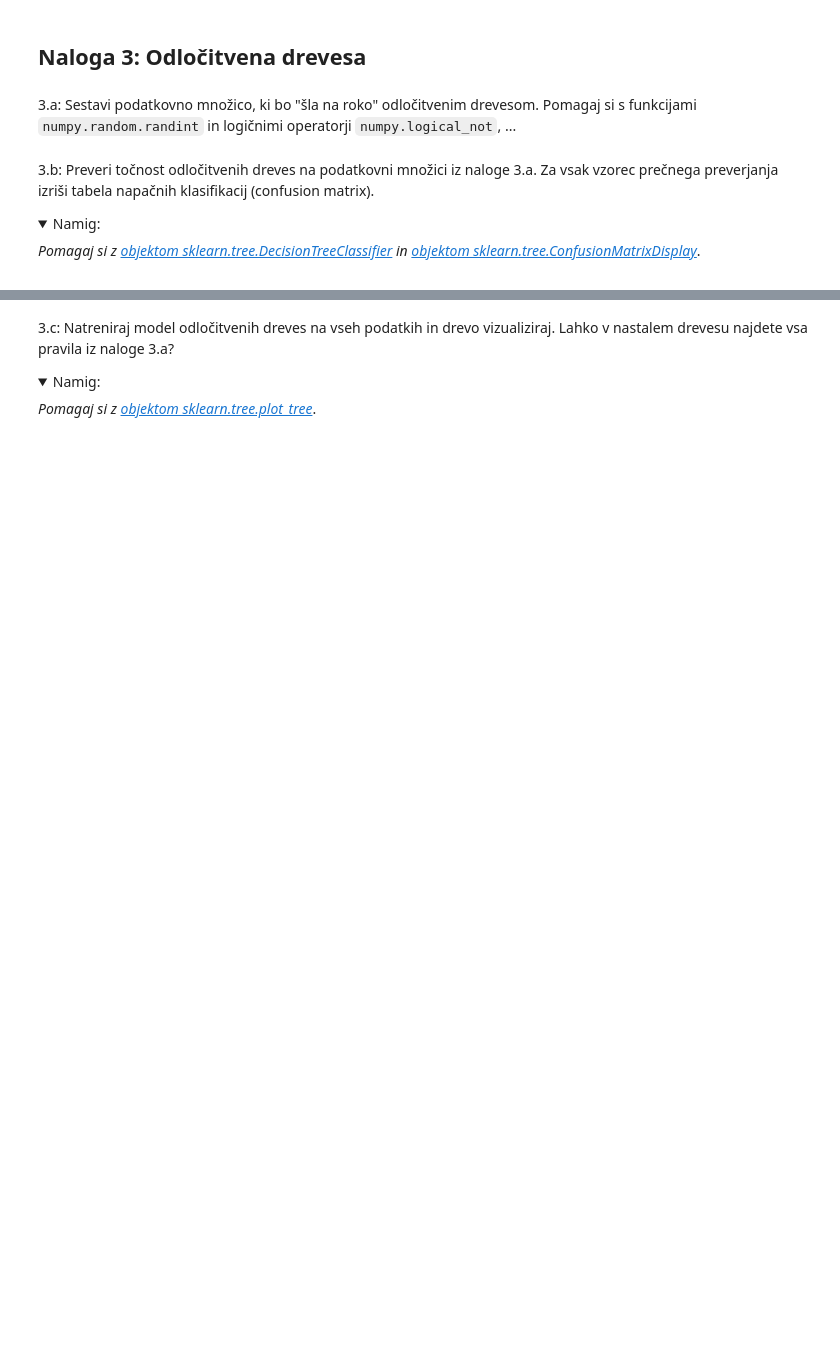
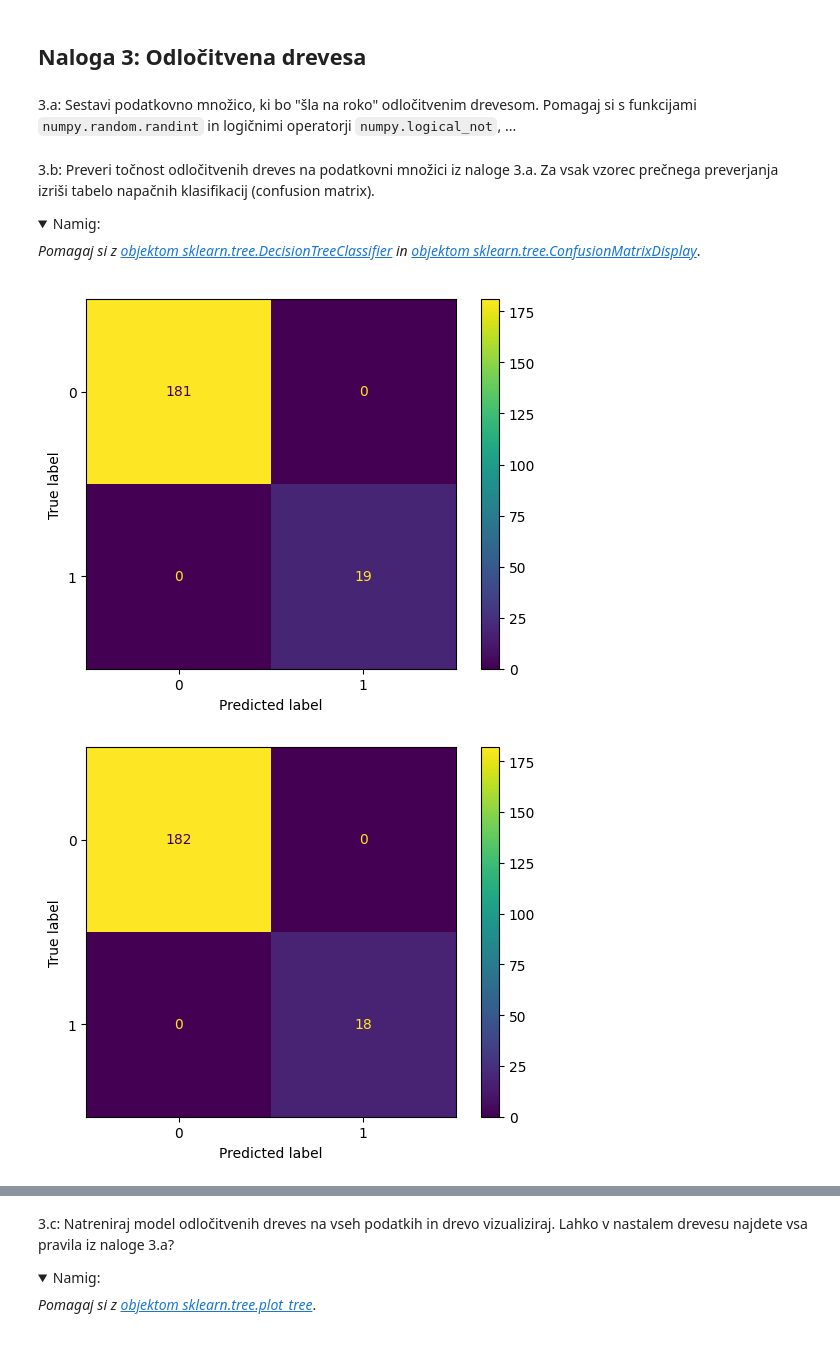
Before and after one commit to anejrozman/Machine-Learning-1, a Jupyter notebook: w4/vaje4.ipynb, the cells around one changed output, grey strips where cells are left out. Drawn from its saved outputs; the diff is of its cells as text; code cells hidden in the pictures; folded sections open; blank space fills up the shorter version.

```diff
--- a/w4/vaje4.ipynb
+++ b/w4/vaje4.ipynb
@@ -42,8 +125,18 @@ y =data[:, -1].astype(bool)
 ## Naloga 3: Odločitvena drevesa
 # %% [markdown]
 3.a: Sestavi podatkovno množico, ki bo "šla na roko" odločitvenim drevesom. Pomagaj si s funkcijami `numpy.random.randint` in logičnimi operatorji `numpy.logical_not`, ...
+# %%
+# Dataset that suits the decision tree model with numpy.random.randint and numpy.logical_not
+np.random.seed(42)
+X = np.zeros((1000, 5), dtype = int)
+X[:, 0] = np.random.randint(2, size=(1000, ))
+X[:, 1] = np.random.randint(3, size=(1000, ))
+X[:, 2] = np.random.randint(5, size=(1000, ))
+X[:, 3] = np.random.randint(3, size=(1000, ))
+X[:, 4] = np.random.randint(2, size=(1000, ))
+y = np.logical_not(np.logical_xor(X[:, 0], X[:, 1])) | np.logical_not(np.logical_xor(X[:, 2], X[:, 3])) | np.logical_not(X[:, 4]) == False
 # %% [markdown]
-3.b: Preveri točnost odločitvenih dreves na podatkovni množici iz naloge 3.a. Za vsak vzorec prečnega preverjanja izriši tabela napačnih klasifikacij (confusion matrix).
+3.b: Preveri točnost odločitvenih dreves na podatkovni množici iz naloge 3.a. Za vsak vzorec prečnega preverjanja izriši tabelo napačnih klasifikacij (confusion matrix).
 
 <details>
   <summary>Namig:</summary>
@@ -51,3 +144,21 @@ y =data[:, -1].astype(bool)
   *Pomagaj si z [objektom sklearn.tree.DecisionTreeClassifier](https://scikit-learn.org/stable/modules/generated/sklearn.tree.DecisionTreeClassifier.html) in [objektom sklearn.tree.ConfusionMatrixDisplay](https://scikit-learn.org/stable/modules/generated/sklearn.metrics.ConfusionMatrixDisplay.html)*.
 
 </details>
+# %%
+from sklearn.tree import DecisionTreeClassifier
+from sklearn.metrics import ConfusionMatrixDisplay
+from sklearn.metrics import confusion_matrix
+
+model = DecisionTreeClassifier()
+kf = KFold(n_splits=5, shuffle=True, random_state=42)
+
+for train_index, test_index in kf.split(X):
+    X_train, X_test = X[train_index], X[test_index]
+    y_train, y_test = y[train_index], y[test_index]
+    model.fit(X_train, y_train)
+    y_pred = model.predict(X_test)
+    disp = ConfusionMatrixDisplay(confusion_matrix=confusion_matrix(y_test, y_pred))
+    disp.plot()
+# %% [output]
+[figure, added]
+[figure, added]
```
Also changed, not shown: parts of 11 cells of this notebook, 5 other files.
